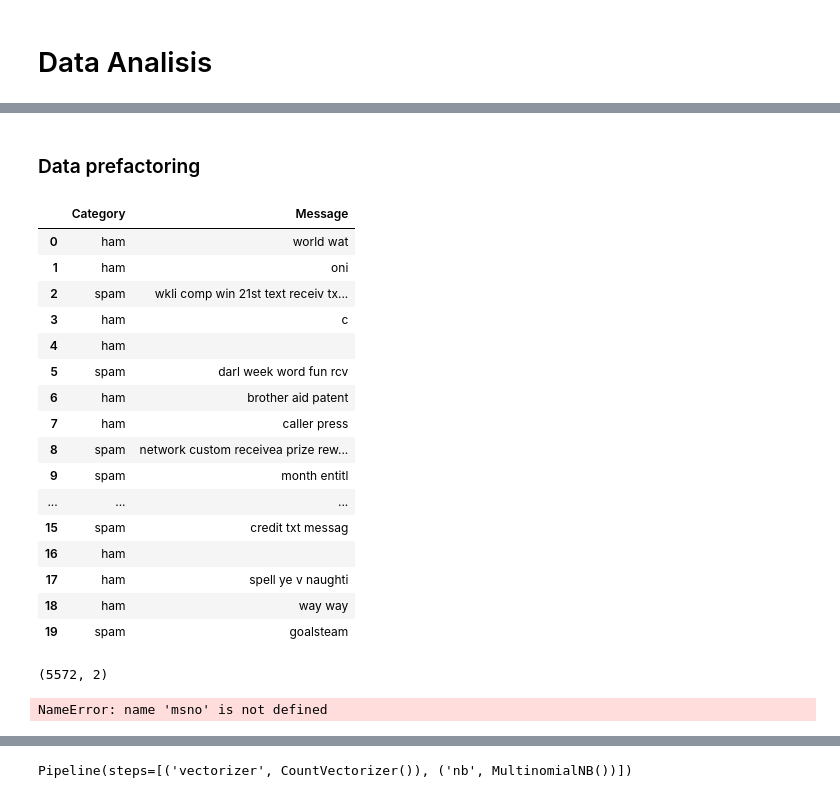
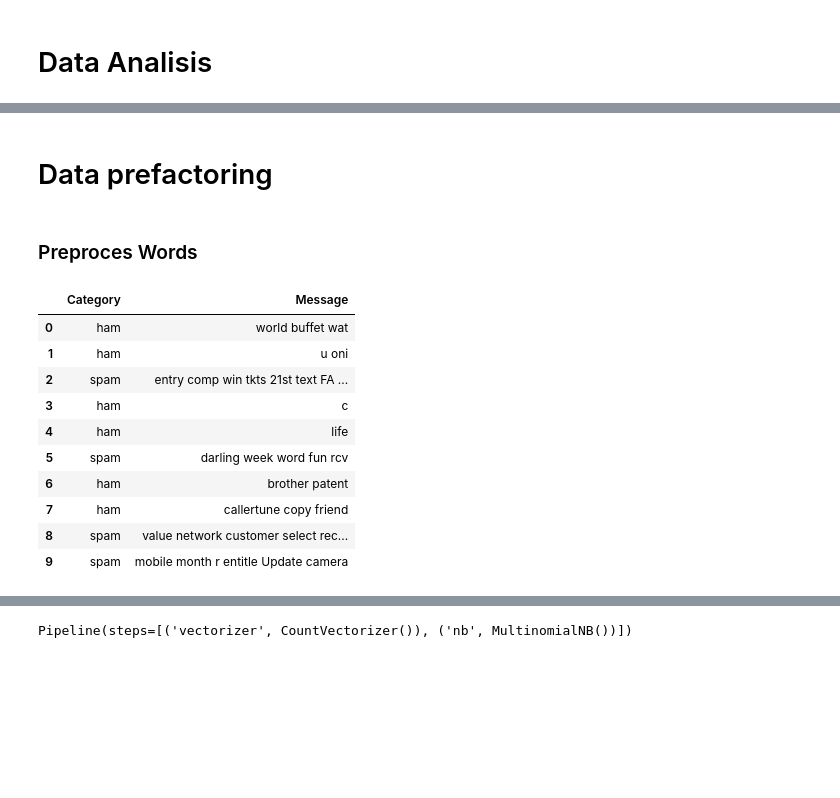
Before and after one commit to PawelJakubczyk/mln_ham_or_spam_classifier, a Jupyter notebook: spam_or_ham.ipynb, the cells around one changed output, grey strips where cells are left out. Saved outputs shown, nothing was run; the diff lists cells and outputs as text; code cells hidden in the pictures; blank space fills up the shorter version.

```diff
--- a/spam_or_ham.ipynb
+++ b/spam_or_ham.ipynb
@@ -238,7 +153,7 @@ def preprocess_text(input_string: str) -> str:
     # Step 4: Lemmatize the text
     processed_text = lemmatize(processed_text)
     # Step 5: Perform stemming
-    processed_text = stemming(processed_text)
+    # processed_text = stemming(processed_text)
     # Step 6: Remove POS tags, keeping only nouns
     processed_text = remove_pos_tags(processed_text)
 
@@ -323,33 +294,21 @@ spam_df=pd.read_csv('/content/spam.csv', dtype=dtype_dict)
 # %% [markdown]
-### Data prefactoring
+# Data prefactoring
+# %% [markdown]
+### Preproces Words
 # %%
 with ProcessPoolExecutor() as executor:
     spam_df['Message'] = list(executor.map(preprocess_text, spam_df['Message']))
 # %%
-spam_df.head(20)
+spam_df.head(10)
 # %% [output]
 |  | Category | Message |
-| 0 | ham | world wat |
-| 1 | ham | oni |
-| 2 | spam | wkli comp win 21st text receiv tx... |
+| 0 | ham | world buffet wat |
+| 1 | ham | u oni |
+| 2 | spam | entry comp win tkts 21st text FA ... |
 | 3 | ham | c |
-| 4 | ham |  |
-| 5 | spam | darl week word fun rcv |
-| 6 | ham | brother aid patent |
-| 7 | ham | caller press |
-| 8 | spam | network custom receivea prize rew... |
-| 9 | spam | month entitl |
-| ... | ... | ... |
-| 15 | spam | credit txt messag |
-| 16 | ham |  |
-| 17 | ham | spell ye v naughti |
-| 18 | ham | way way |
-| 19 | spam | goalsteam |
+| 4 | ham | life |
+| 5 | spam | darling week word fun rcv |
+| 6 | ham | brother patent |
+| 7 | ham | callertune copy friend |
+| 8 | spam | value network customer select rec... |
+| 9 | spam | mobile month r entitle Update camera |
-# %%
-print(spam_df.shape)
-# %% [output]
-(5572, 2)
-# %%
-msno.matrix(spam_df).set_title('Distribution of missing values',fontsize=20)
-# %% [output]
-NameError: name 'msno' is not defined
```
Also changed, not shown: parts of 23 cells of this notebook.
